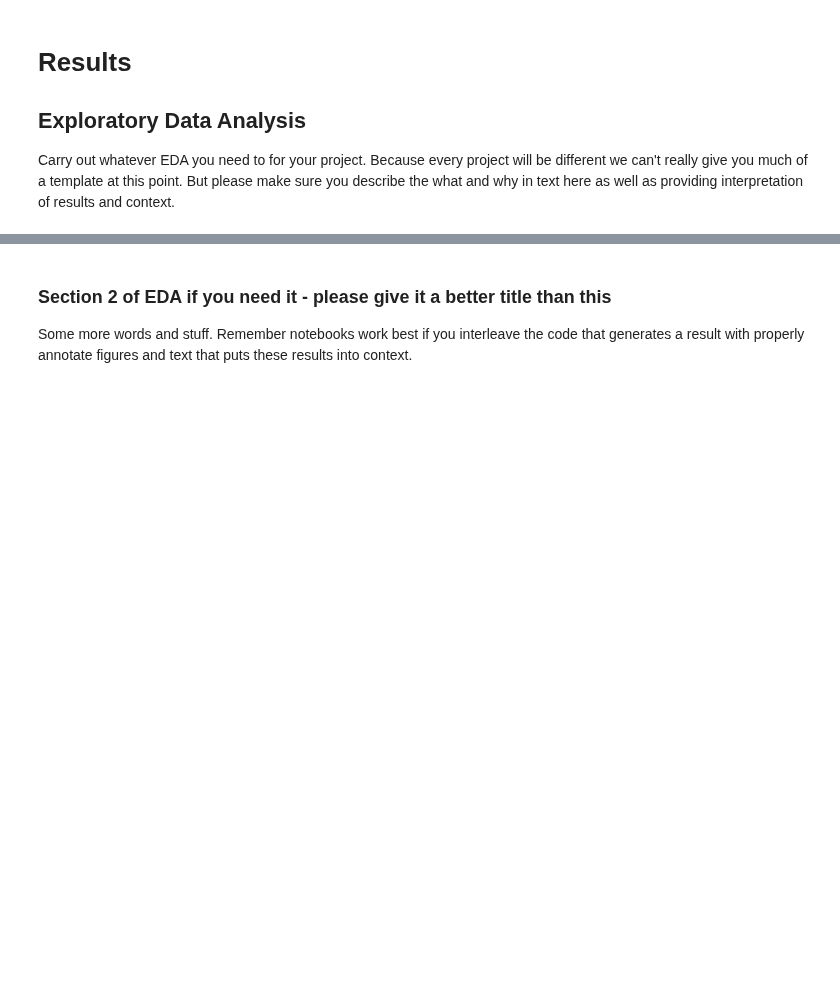
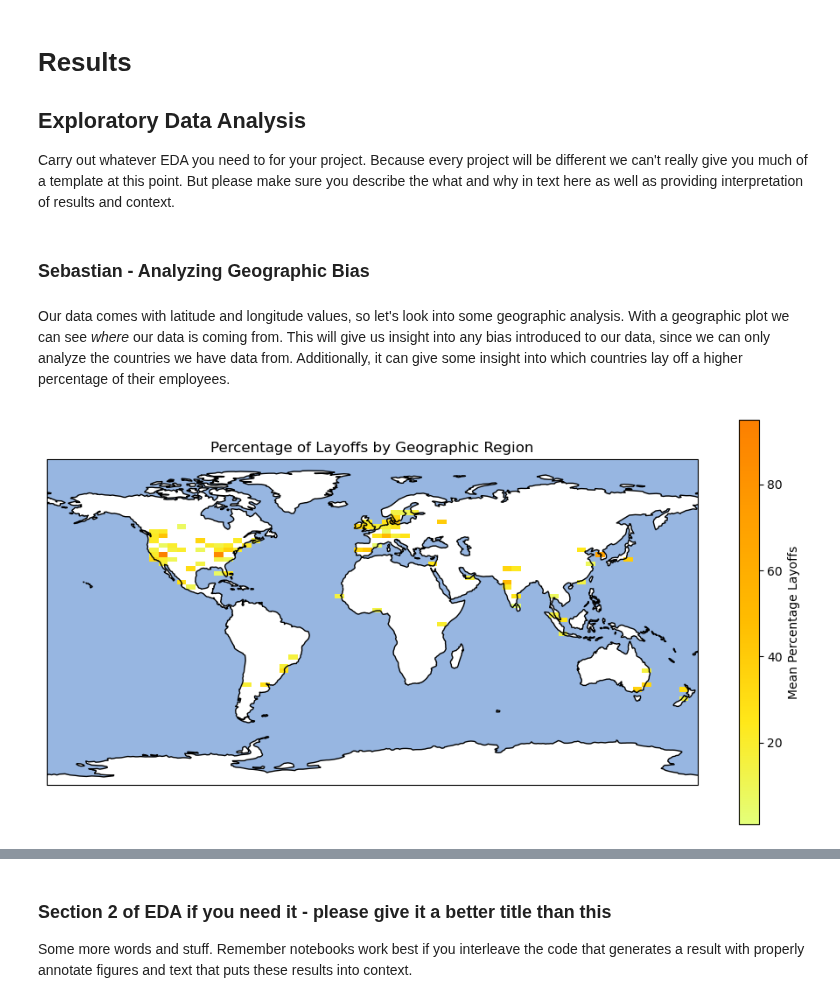
Before and after one commit to COGS108/Group019_WI24, a Jupyter notebook: EDACheckpoint_Group019_WI24.ipynb, the cells around one changed output, grey strips where cells are left out. Cells and saved outputs as stored; diff of their text form; code cells hidden in the pictures; blank space fills up the shorter version.

Commit message:
Sebastian changes to EDA

```diff
--- a/EDACheckpoint_Group019_WI24.ipynb
+++ b/EDACheckpoint_Group019_WI24.ipynb
@@ -118,3 +120,36 @@ dtype: object
 ## Exploratory Data Analysis
 
 Carry out whatever EDA you need to for your project.  Because every project will be different we can't really give you much of a template at this point. But please make sure you describe the what and why in text here as well as providing interpretation of results and context.
+# %% [markdown]
+### Sebastian - Analyzing Geographic Bias
+# %% [markdown]
+Our data comes with latitude and longitude values, so let's look into some geographic analysis. With a geographic plot we can see _where_ our data is coming from. This will give us insight into any bias introduced to our data, since we can only analyze the countries we have data from. Additionally, it can give some insight into which countries lay off a higher percentage of their employees.
+# %%
+fig, ax = plt.subplots(figsize=(12, 6), subplot_kw={'projection': ccrs.PlateCarree()})
+ax.coastlines()
+ax.set_global()
+
+num_bins = 70
+lat_bins = np.linspace(-90, 90, num_bins + 1)
+lng_bins = np.linspace(-180, 180, num_bins + 1)
+
+lat_indices = np.digitize(df['lat'], lat_bins) - 1
+lng_indices = np.digitize(df['lng'], lng_bins) - 1
+
+percentage_means = np.zeros((num_bins, num_bins))
+
+for i in range(num_bins):
+    for j in range(num_bins):
+        in_bin = (lat_indices == i) & (lng_indices == j)
+        if np.any(in_bin):
+            percentage_means[i, j] = df['Percentage'][in_bin].mean()
+
+percentage_means_masked = np.ma.masked_where(percentage_means == 0, percentage_means)
+
+pcm = ax.pcolormesh(lng_bins, lat_bins, percentage_means_masked, cmap='Wistia', transform=ccrs.PlateCarree())
+ax.add_feature(cfeature.OCEAN)
+plt.colorbar(pcm, ax=ax, label='Mean Percentage Layoffs')
+plt.title('Percentage of Layoffs by Geographic Region')
+plt.show()
+# %% [output]
+[figure, added]
```
Also changed, not shown: parts of 8 cells of this notebook.
